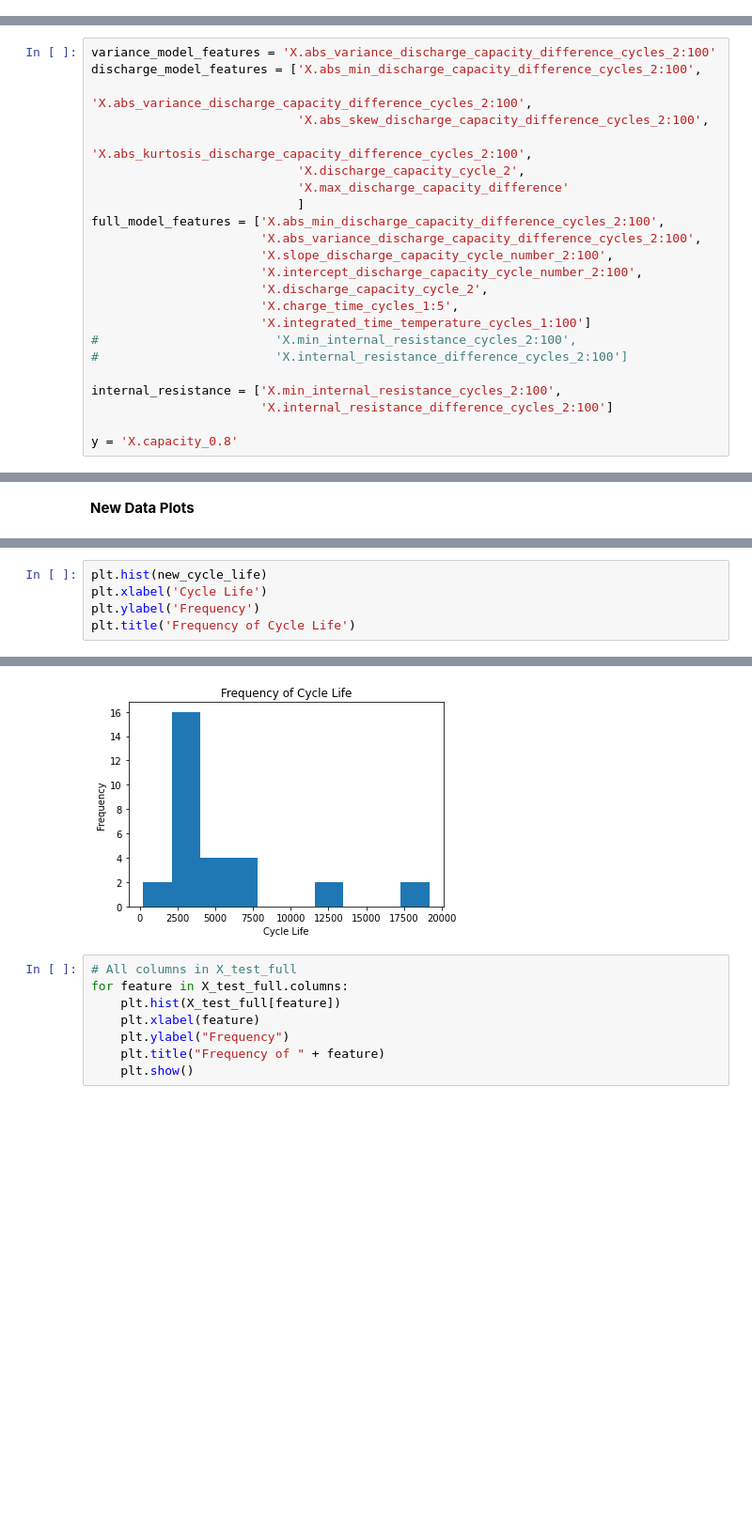
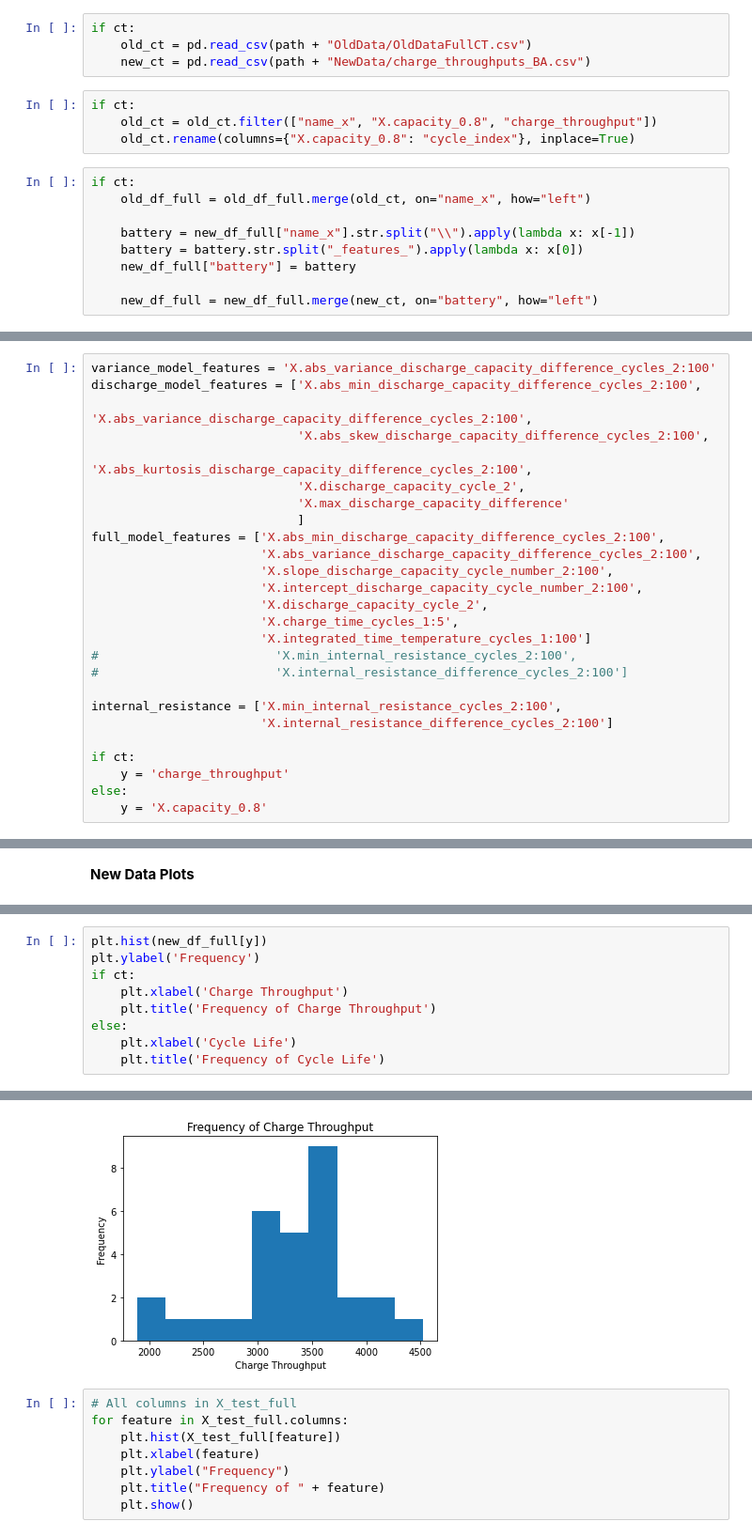
Before and after one commit to ayakkala1/TRI-Capstone, a Jupyter notebook: model_recreation.ipynb, the cells around one changed output, grey strips where cells are left out. Shown: that part at 94% size. Cells and saved outputs as stored; diff of their text form; blank space fills up the shorter version.

Commit message:
Added charge throughput capabilities

```diff
--- a/model_recreation.ipynb
+++ b/model_recreation.ipynb
@@ -241,0 +251,17 @@ new_df_full.head()
+# %%
+if ct:
+    old_ct = pd.read_csv(path + "OldData/OldDataFullCT.csv")
+    new_ct = pd.read_csv(path + "NewData/charge_throughputs_BA.csv")
+# %%
+if ct:
+    old_ct = old_ct.filter(["name_x", "X.capacity_0.8", "charge_throughput"])
+    old_ct.rename(columns={"X.capacity_0.8": "cycle_index"}, inplace=True)
+# %%
+if ct:
+    old_df_full = old_df_full.merge(old_ct, on="name_x", how="left")
+
+    battery = new_df_full["name_x"].str.split("\\").apply(lambda x: x[-1])
+    battery = battery.str.split("_features_").apply(lambda x: x[0])
+    new_df_full["battery"] = battery
+
+    new_df_full = new_df_full.merge(new_ct, on="battery", how="left")
@@ -263,7 +308,10 @@ full_model_features = ['X.abs_min_discharge_capacity_difference_cycles_2:100',
 internal_resistance = ['X.min_internal_resistance_cycles_2:100',
                        'X.internal_resistance_difference_cycles_2:100']
 
-y = 'X.capacity_0.8'
+if ct:
+    y = 'charge_throughput'
+else:
+    y = 'X.capacity_0.8'
 # %% [markdown]
 __Old Data Models__
 # %%
@@ -1143,6 +1190,10 @@ new_cycle_life = new_df_full["X.capacity_0.8"]
 # %%
-plt.hist(new_cycle_life)
-plt.xlabel('Cycle Life')
+plt.hist(new_df_full[y])
 plt.ylabel('Frequency')
-plt.title('Frequency of Cycle Life')
+if ct:
+    plt.xlabel('Charge Throughput')
+    plt.title('Frequency of Charge Throughput')
+else:
+    plt.xlabel('Cycle Life')
+    plt.title('Frequency of Cycle Life')
 # %% [output]
@@ -1150,4 +1200,4 @@ Text(0.5, 1.0, 'Frequency of Cycle Life')
-[figure, old version]
+[figure, new version]
 # %%
 # All columns in X_test_full
 for feature in X_test_full.columns:
```
Also changed, not shown: parts of 42 cells of this notebook.
